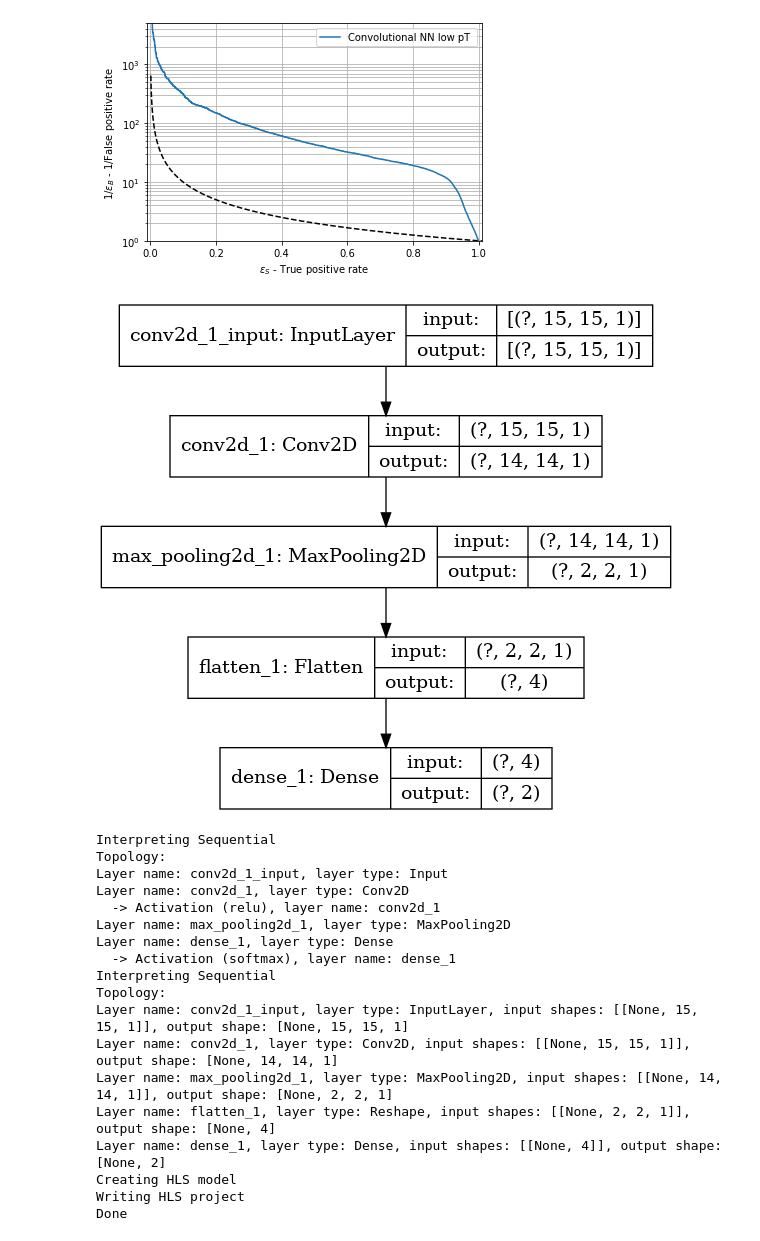
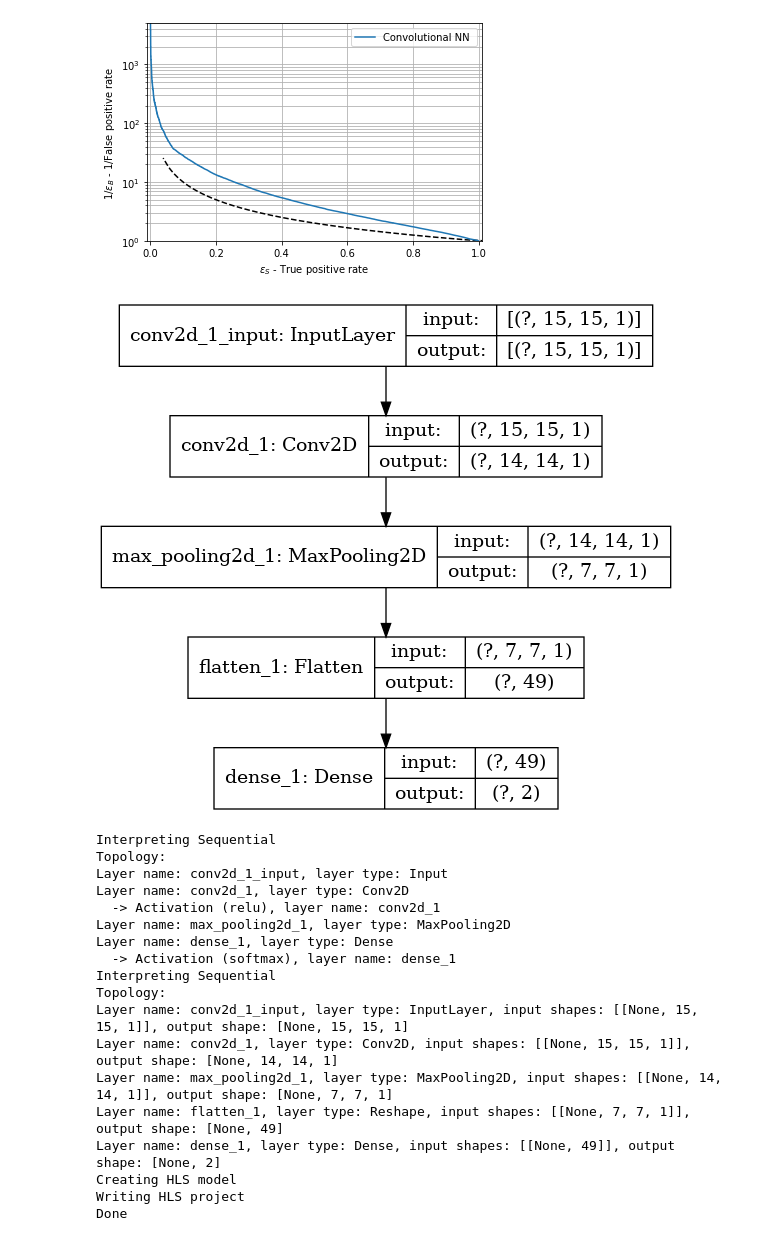
Before and after one commit to sparajul/fastmachinelearning, a Jupyter notebook: TrainCNN.ipynb, the cells around one changed output. Drawn from its saved outputs; the diff is of its cells as text; code cells hidden in the pictures.

```diff
--- a/TrainCNN.ipynb
+++ b/TrainCNN.ipynb
@@ -47,0 +14,19 @@ _________________________________________________________________
+# %%
+from tensorflow.keras.models import Sequential
+from tensorflow.keras.layers import Dense, Flatten, Dropout, Activation, Conv2D, MaxPooling2D
+import tensorflow as tf
+model_cnn = Sequential()
+model_cnn.add(Conv2D(1, (2, 2), input_shape=(15, 15,1), activation='relu'))
+model_cnn.add(MaxPooling2D(pool_size=(2, 2)))
+
+
+model_cnn.add(Flatten())
+model_cnn.add(Dense(2, activation='softmax'))
+
+# Compile model
+
+model_cnn.compile(loss='categorical_crossentropy',
+                  optimizer=tf.keras.optimizers.Adam(learning_rate=1.0e-4), metrics=['accuracy'])
+history_cnn = model_cnn.fit(x_train, y_train, validation_split=0.2, epochs=150,
+                            batch_size=256, shuffle=True, verbose=1)
+model_cnn.summary()
@@ -74,20 +104,20 @@ plt.savefig('ROC_curve.png')
 # %%
 np.seterr(divide='ignore', invalid='ignore') # disable warning for 1/0 divisions
 plt.plot(thresholds, 1/thresholds, 'k--')
-plt.plot(tpr_cnn, 1/fpr_cnn, label='Convolutional NN low pT ')
+plt.plot(tpr_cnn, 1/fpr_cnn, label='Convolutional NN ')
 plt.gca().set(ylabel='1/$\epsilon_B$ - 1/False positive rate', xlabel='$\epsilon_S$ - True positive rate',
               title='', xlim=(-0.01,1.01), ylim=(1,5*10**3), yscale='log')
 plt.grid(True, which="both")
 plt.legend();
 # %% [output]
-[figure, old version]
+[figure, new version]
 # %%
 from tensorflow.keras.utils import plot_model
 
 # Plot the model
 plot_model(model_cnn, to_file='model.png', show_shapes=True, show_layer_names=True)
 # %% [output]
-[figure, old version]
+[figure, new version]
 # %%
 import hls4ml
 import os
@@ -99,15 +129,16 @@ os.environ['PATH'] = '/tools/Xilinx/Vivado/2018.3/bin:' + os.environ['PATH']
 hls_config = hls4ml.utils.config_from_keras_model(model_cnn, granularity='name')
 
 # Set the precision and reuse factor for the full model
-hls_config['Model']['Precision'] = 'ap_fixed<8,4>'
-hls_config['Model']['ReuseFactor'] = 1
+hls_config['Model']['Precision'] = 'ap_fixed<16,8>'
+hls_config['Model']['ReuseFactor'] = 10
 
 cfg = hls4ml.converters.create_config(backend='Vivado')
 cfg['IOType']     = 'io_stream'
 cfg['HLSConfig']  = hls_config
 cfg['KerasModel'] = model_cnn
-cfg['OutputDir']  = 'autoqkeras_cnn/vu9p_parallel'
-cfg['Part'] = 'xcvu9p-flga2104-2L-e'
+cfg['OutputDir']  = 'keras_cnn/vu13p'
+#cfg['Part'] = 'xcvu9p-flga2104-2L-e'
+cfg['XilinxPart'] = 'xcvu13p-flga2577-2L-e'
 
 hls_model_aq = hls4ml.converters.keras_to_hls(cfg)
 hls_model_aq.compile()
@@ -124,9 +155,9 @@ Interpreting Sequential
 Topology:
 Layer name: conv2d_1_input, layer type: InputLayer, input shapes: [[None, 15, 15, 1]], output shape: [None, 15, 15, 1]
 Layer name: conv2d_1, layer type: Conv2D, input shapes: [[None, 15, 15, 1]], output shape: [None, 14, 14, 1]
-Layer name: max_pooling2d_1, layer type: MaxPooling2D, input shapes: [[None, 14, 14, 1]], output shape: [None, 2, 2, 1]
-Layer name: flatten_1, layer type: Reshape, input shapes: [[None, 2, 2, 1]], output shape: [None, 4]
-Layer name: dense_1, layer type: Dense, input shapes: [[None, 4]], output shape: [None, 2]
+Layer name: max_pooling2d_1, layer type: MaxPooling2D, input shapes: [[None, 14, 14, 1]], output shape: [None, 7, 7, 1]
+Layer name: flatten_1, layer type: Reshape, input shapes: [[None, 7, 7, 1]], output shape: [None, 49]
+Layer name: dense_1, layer type: Dense, input shapes: [[None, 49]], output shape: [None, 2]
 Creating HLS model
 Writing HLS project
 Done
```
Also changed, not shown: parts of 14 cells of this notebook.
